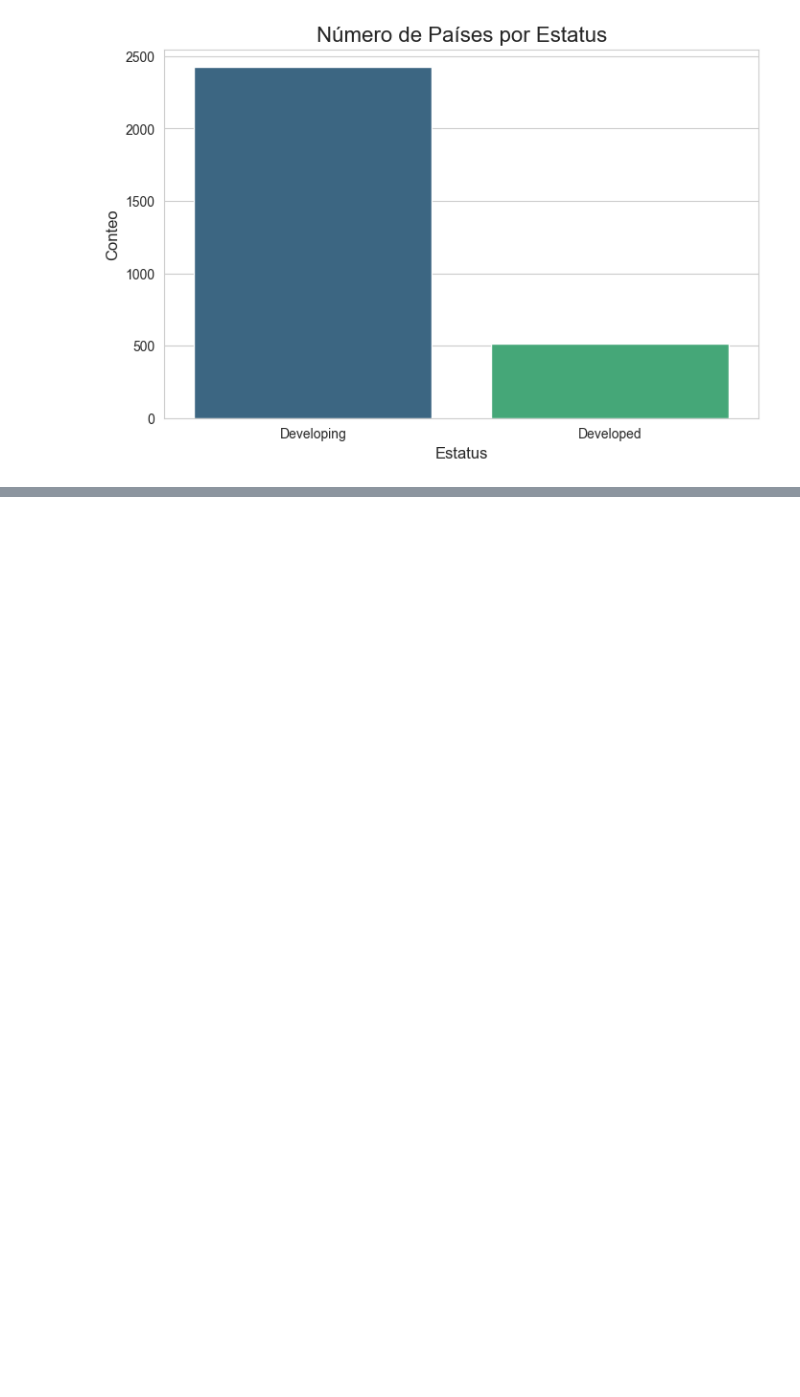
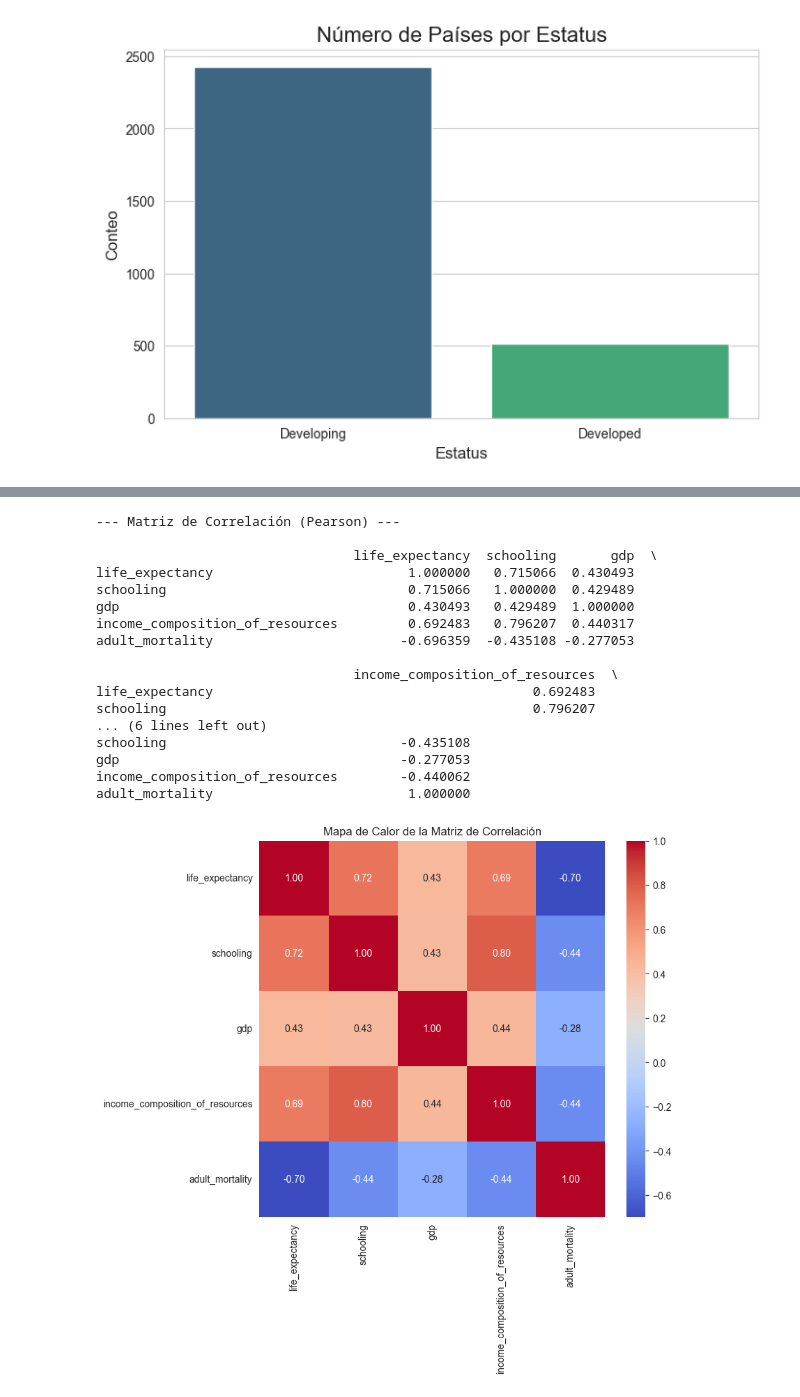
Before and after one commit to Factoria-F5-madrid/equipo5_proyecto5, a Jupyter notebook: eda_visualizaciones.ipynb, the cells around one changed output, grey strips where cells are left out. Cells and saved outputs as stored; diff of their text form; code cells hidden in the pictures; blank space fills up the shorter version.

Commit message:
feat: add correlation variable analysis and R-squared detection

```diff
--- a/eda_visualizaciones.ipynb
+++ b/eda_visualizaciones.ipynb
@@ -133,0 +155,30 @@ Passing `palette` without assigning `hue` is deprecated and will be removed in v
+# %%
+# Análisis de Correlación
+print("\n--- Matriz de Correlación (Pearson) ---\n")
+correlation_matrix = df[['life_expectancy', 'schooling', 'gdp', 'income_composition_of_resources', 'adult_mortality']].corr()
+print(correlation_matrix)
+
+# Visualización de la matriz de correlación con un mapa de calor
+plt.figure(figsize=(8, 7))
+sns.heatmap(correlation_matrix, annot=True, cmap='coolwarm', fmt=".2f")
+plt.title('Mapa de Calor de la Matriz de Correlación')
+plt.show()
+# %% [output]
+--- Matriz de Correlación (Pearson) ---
+
+                                 life_expectancy  schooling       gdp  \
+life_expectancy                         1.000000   0.715066  0.430493
+schooling                               0.715066   1.000000  0.429489
+gdp                                     0.430493   0.429489  1.000000
+income_composition_of_resources         0.692483   0.796207  0.440317
+adult_mortality                        -0.696359  -0.435108 -0.277053
+
+                                 income_composition_of_resources  \
+life_expectancy                                         0.692483
+schooling                                               0.796207
+... (6 lines left out)
+schooling                              -0.435108
+gdp                                    -0.277053
+income_composition_of_resources        -0.440062
+adult_mortality                         1.000000
+[figure, added]
```
Also changed, not shown: parts of 16 cells of this notebook.
